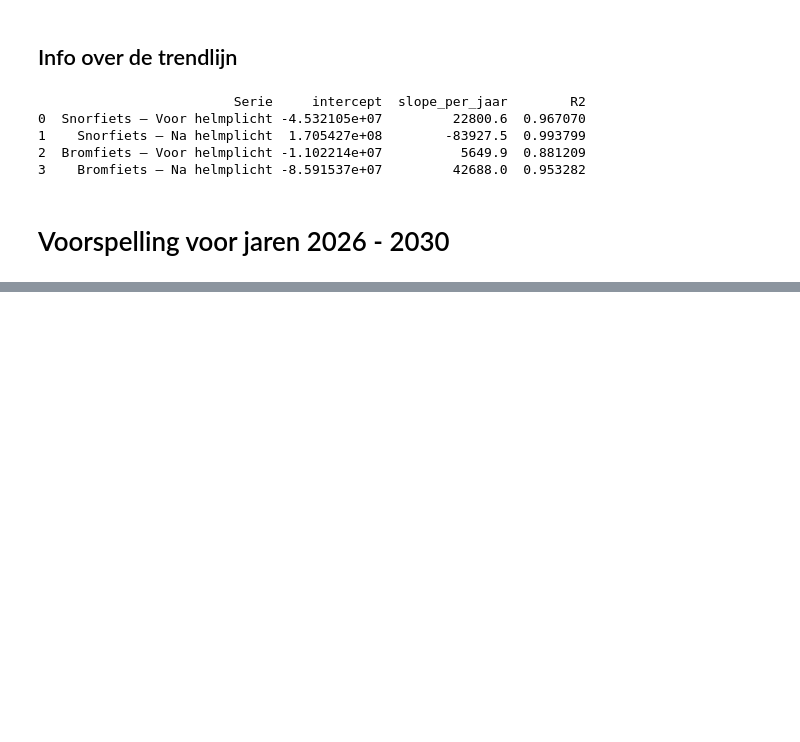
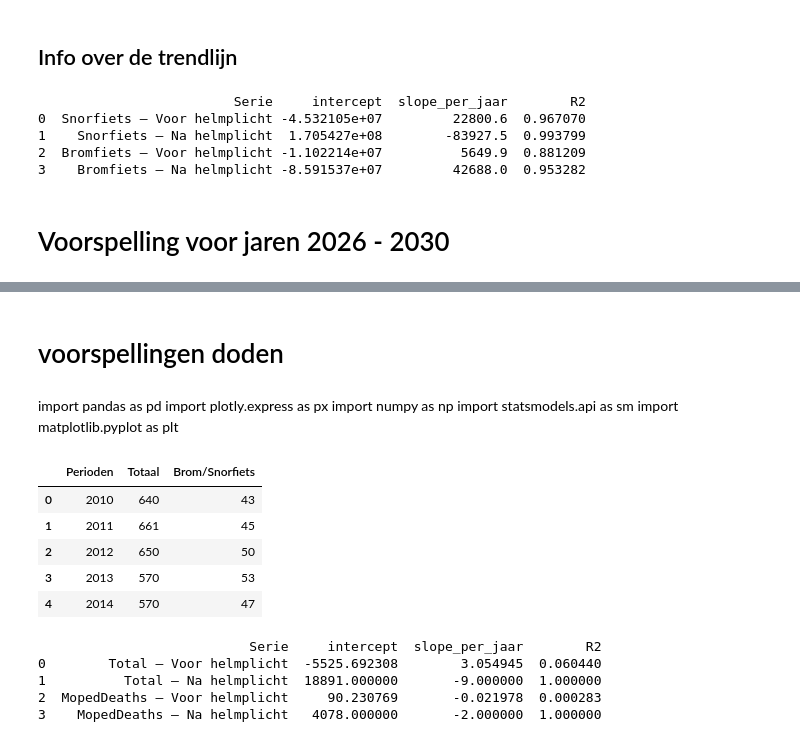
Before and after one commit to chenneman/TIL-programming-group-4, a Jupyter notebook: Voorspelling scooter gebruik.ipynb, the cells around one changed output, grey strips where cells are left out. Drawn from its saved outputs; the diff is of its cells as text; code cells hidden in the pictures; blank space fills up the shorter version.

```diff
--- a/Voorspelling scooter gebruik.ipynb
+++ b/Voorspelling scooter gebruik.ipynb
@@ -190,3 +206,21 @@ fig = px.line(df_combined, x="Year", y=["Snorfiets", "Bromfiets"], markers=True,
               labels={"value": "Aantal", "variable": "Type", "Year": "Jaar"},
               title="Aantal voorspeld per jaar")
 fig.show()
+# %% [markdown]
+# voorspellingen doden
+# %% [markdown]
+import pandas as pd
+import plotly.express as px
+import numpy as np
+import statsmodels.api as sm
+import matplotlib.pyplot as plt
+# %%
+df2_origineel = pd.read_excel('Doden.xlsx')
+df2_origineel.head()
+# %% [output]
+|  | Perioden | Totaal | Brom/Snorfiets |
+| 0 | 2010 | 640 | 43 |
+| 1 | 2011 | 661 | 45 |
+| 2 | 2012 | 650 | 50 |
+| 3 | 2013 | 570 | 53 |
+| 4 | 2014 | 570 | 47 |
@@ -192,0 +264,38 @@ fig.show()
+# %%
+res = px.get_trendline_results(fig)
+
+# bepaal kolomnaam waarin de modellen zitten
+col_model = "px_fit_results" if "px_fit_results" in res.columns else "results"
+
+# bepaal kolomnaam voor de groepsnaam
+col_group = "Serie" if "Serie" in res.columns else ("color" if "color" in res.columns else res.columns[0])
+
+# veilige extractie van de parameters
+rows = []
+for i, row in res.iterrows():
+    model = row[col_model]
+    try:
+        params = model.params
+        # Zorg dat we altijd labels hebben
+        if isinstance(params, (list, tuple, np.ndarray)):
+            a, b = params
+        else:
+            a = params.get("const", list(params)[0] if len(params) > 0 else np.nan)
+            b = params.get("Year", list(params)[-1] if len(params) > 1 else np.nan)
+        rows.append({
+            "Serie": row.get(col_group, f"groep_{i}"),
+            "intercept": float(a),
+            "slope_per_jaar": float(b),
+            "R2": float(model.rsquared)
+        })
+    except Exception as e:
+        print(f"⚠️ Skipping group {i}: {e}")
+
+summary = pd.DataFrame(rows)
+print(summary)
+# %% [output]
+                           Serie     intercept  slope_per_jaar        R2
+0        Total — Voor helmplicht  -5525.692308        3.054945  0.060440
+1          Total — Na helmplicht  18891.000000       -9.000000  1.000000
+2  MopedDeaths — Voor helmplicht     90.230769       -0.021978  0.000283
+3    MopedDeaths — Na helmplicht   4078.000000       -2.000000  1.000000
```
Also changed, not shown: parts of 4 cells of this notebook.
